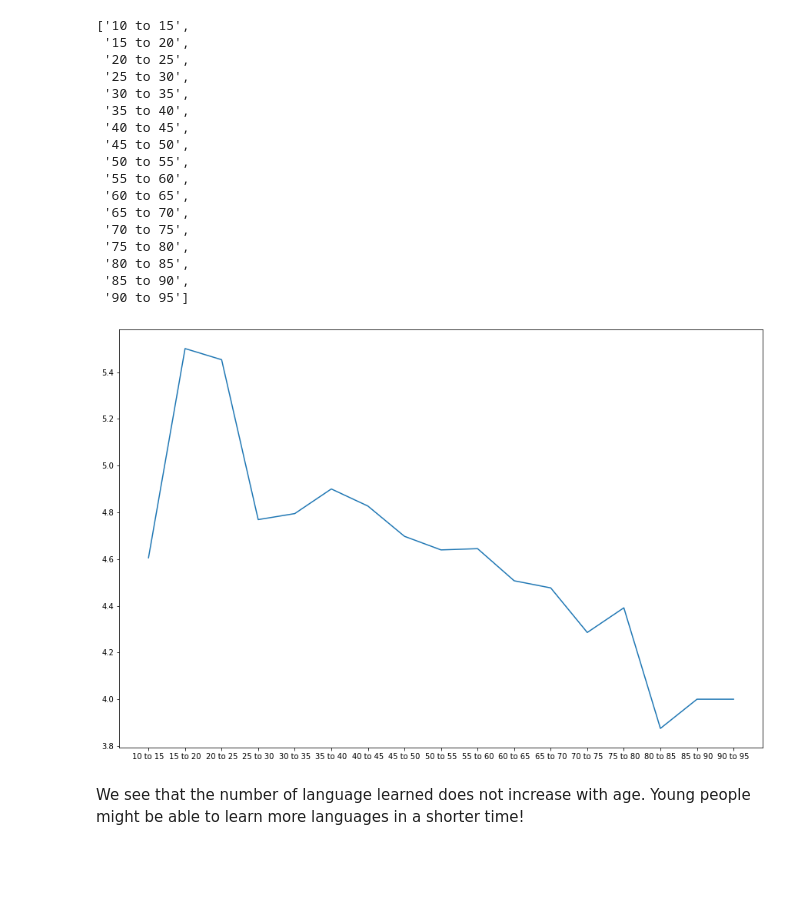
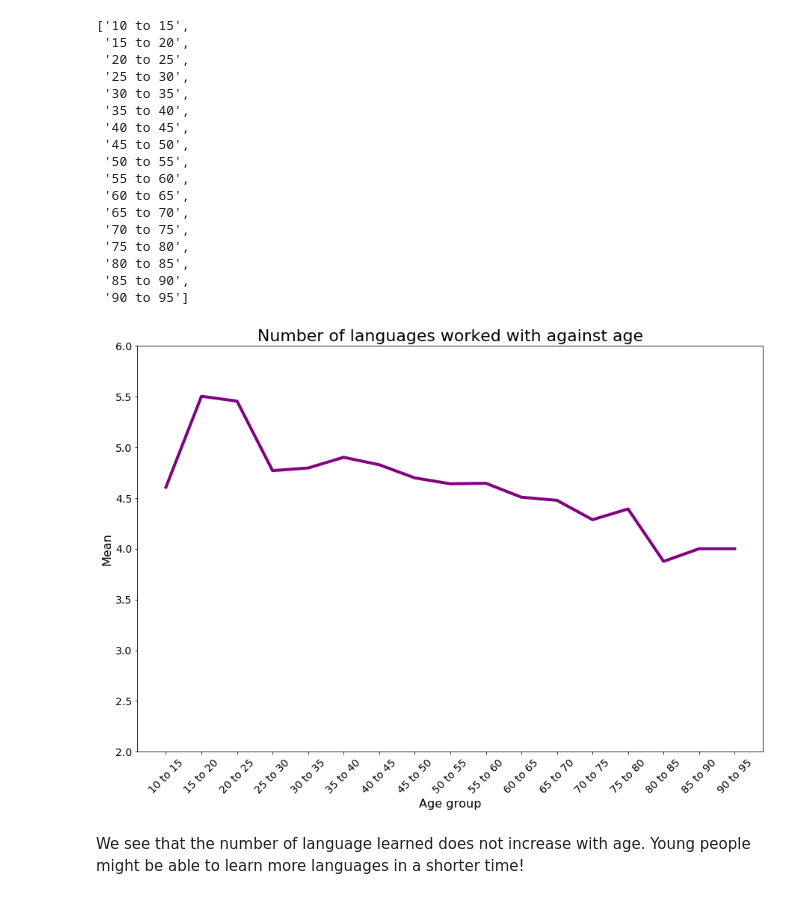
Before and after one commit to xixiaodong/MediumDSPost, a Jupyter notebook: Untitled1.ipynb, the cells around one changed output. Drawn from its saved outputs; the diff is of its cells as text; code cells hidden in the pictures; blank space fills up the shorter version.

```diff
--- a/Untitled1.ipynb
+++ b/Untitled1.ipynb
@@ -170,11 +169,17 @@ my_ind
  '90 to 95']
 # %%
 summary_df = df1[['Age', 'NumLang']].groupby(pd.cut(df1['Age'], np.arange(10, 100, 5))).mean()
-# %%
-plt.figure(figsize=(15,10))
-plt.plot(my_ind, summary_df['NumLang'])
-plt.show()
-# %% [output]
-[figure, removed]
+# %%
+plt.figure(figsize=(15,10))
+plt.plot(my_ind, summary_df['NumLang'], color='purple', linewidth=4)
+plt.xlabel('Age group', fontsize=16)
+plt.ylabel('Mean', fontsize=16)
+plt.xticks(rotation=45, fontsize=14)
+plt.yticks(fontsize=14)
+plt.ylim(2,6)
+plt.title('Number of languages worked with against age', fontsize=22)
+plt.show()
+# %% [output]
+[figure, added]
 # %% [markdown]
 We see that the number of language learned does not increase with age. Young people might be able to learn more languages in a shorter time!
```
Also changed, not shown: parts of 1 cell of this notebook.
